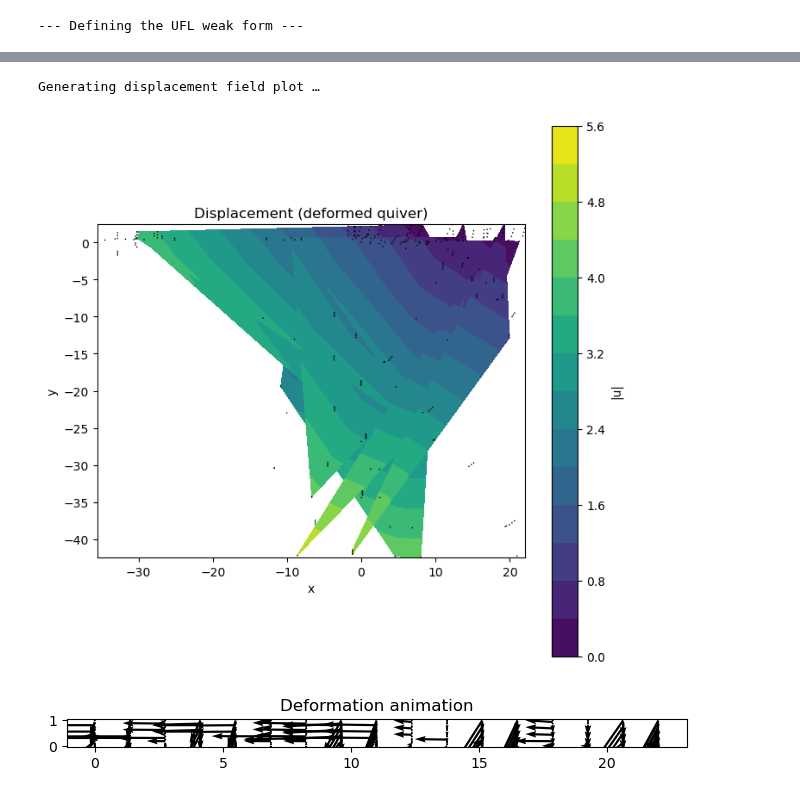
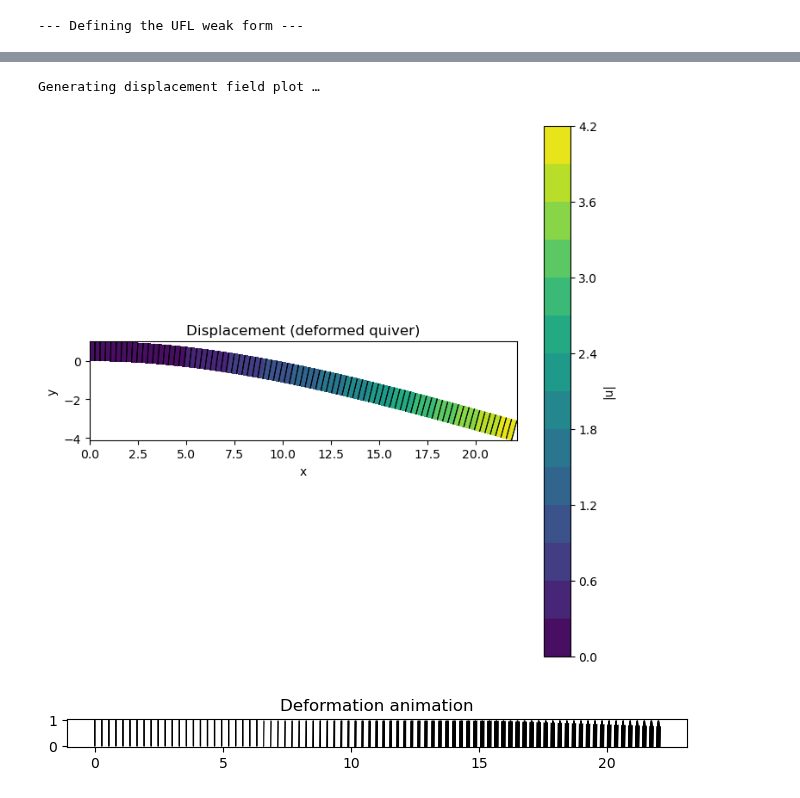
Before and after one commit to Jamal-dev/pycutfem, a Jupyter notebook: examples/linear_elasticity.ipynb, the cells around one changed output, grey strips where cells are left out. Cells and saved outputs as stored; diff of their text form; code cells hidden in the pictures.

Commit message:
Deformed plot is corrected. But nodebyloc needs corrrection

```diff
--- a/examples/linear_elasticity.ipynb
+++ b/examples/linear_elasticity.ipynb
@@ -42,8 +42,8 @@ print("--- Setting up the Cantilever Beam problem ---")
 # Beam geometry
 L, H = 22.0, 1.0
 # Mesh resolution
-# NX, NY = 80, 20
-NX, NY = 8, 8
+NX, NY = 40, 30
+# NX, NY = 8, 8
 
 # Material properties (e.g., for steel)
 E = 1.0e5  # Young's Modulus
@@ -120,11 +120,11 @@ mu = Constant(E / (2 * (1 + nu)))
 a = (lmbda * (div(u) * div(v)) + Constant(2.0)*mu * inner(epsilon(u),epsilon(v))) * dx(metadata={'q':5})
 
 t = Constant(np.asarray([0, traction_val]))
-linear_form = dot(t, v) * dS(mesh.edge_bitset("right_wall"),metadata={'q':3})
+linear_form = dot(t, v) * dS(mesh.edge_bitset("right_wall"),metadata={'q':5})
 # %% [output]
 --- Defining the UFL weak form ---
 # %%
-K,F = assemble_form(Equation(a,linear_form), dof_handler=dof_handler, bcs = dirichlet_bcs, backend='python')
+K,F = assemble_form(Equation(a,linear_form), dof_handler=dof_handler, bcs = dirichlet_bcs, backend='jit')
 print("Solving the sparse linear system...")
 u_sol_vec = sp_la.spsolve(K, F)
 # %% [output]
@@ -132,7 +136,8 @@ Solving the sparse linear system...
 # %%
 # --- Store Solution in a VectorFunction for plotting/analysis ---
 solution = VectorFunction(name="Displacement", field_names=['ux', 'uy'], dof_handler=dof_handler)
-solution.nodal_values = u_sol_vec
+solution.nodal_values = u_sol_vec[solution._g_dofs]
+# solution.nodal_values = u_sol_vec
 # %%
 # ============================================================================
 # 4. VERIFICATION AND VISUALISATION  (field-aware tip DOF selection)
@@ -180,17 +208,17 @@ Relative error: 0.38%
 # %%
 # optional visualisation ------------------------------------------------------
 print("Generating displacement field plot …")
 solution.plot_deformed(displacement=solution,
-                       exaggeration=10.0,
+                       exaggeration=1.0,
                        kind='quiver',
                        background='magnitude',
-                       scale=50)
+                       scale=100)
 # %% [output]
 Generating displacement field plot …
-[figure, old version]
+[figure, new version]
 # %%
 # one-click GIF (requires ImageMagick or Pillow writer)
 anim = solution.animate_deformation(solution, exaggeration=10, frames=40)
 anim.save("beam_deflection.gif", writer="pillow")
 # %% [output]
-[figure, old version]
+[figure, new version]
```
Also changed, not shown: parts of 4 cells of this notebook, 2 other files.
